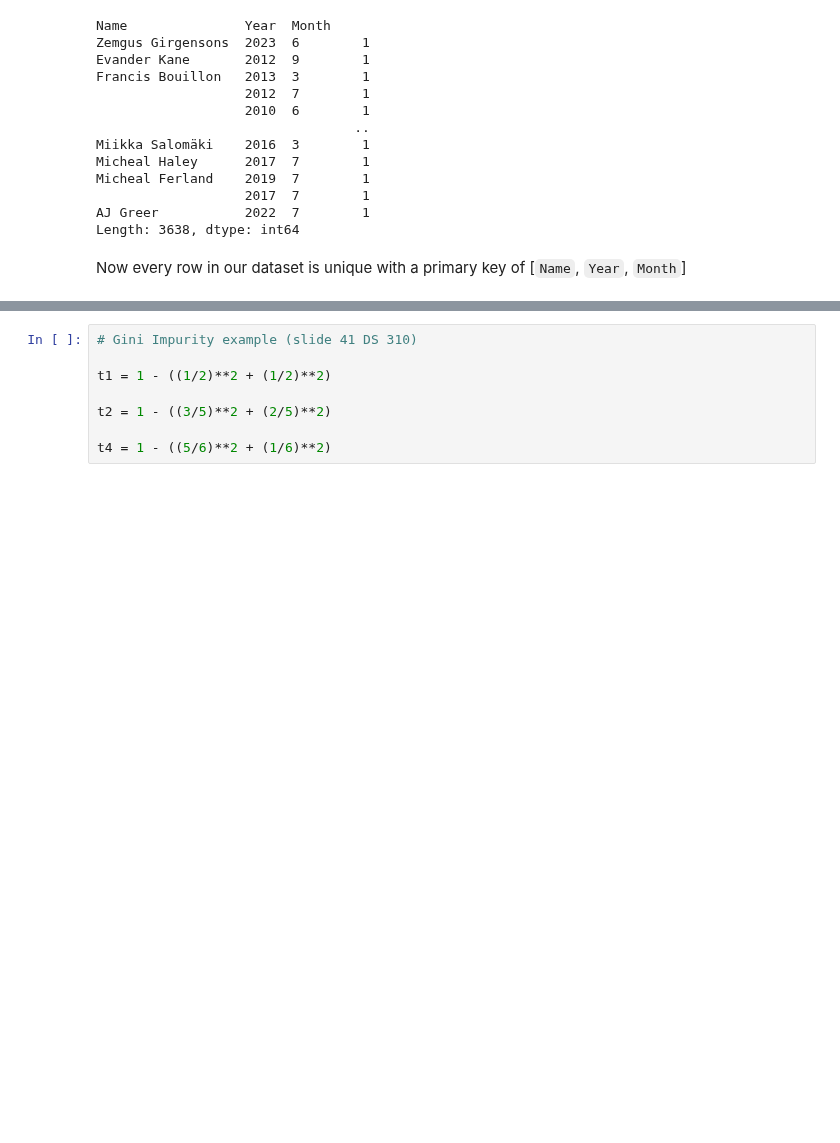
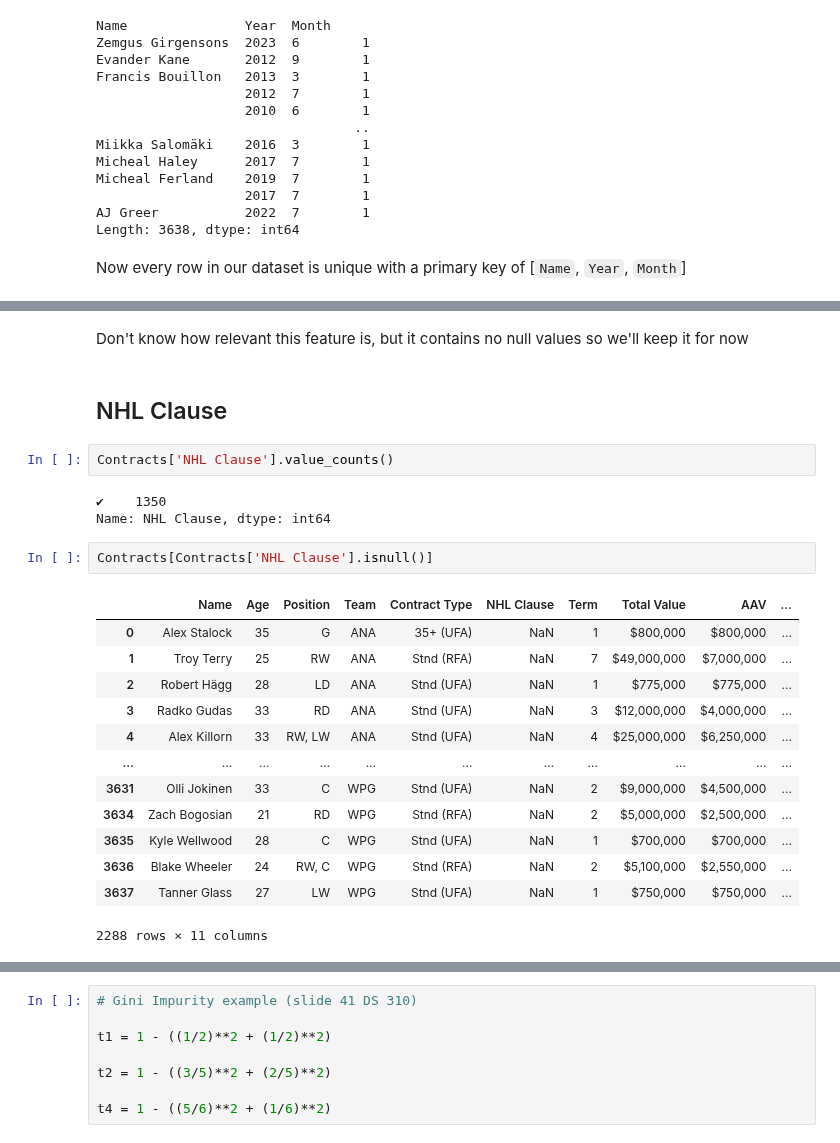
Before and after one commit to lukekerwin/DS-320_Project, a Jupyter notebook: Contract Data/Contracts_Cleaning.ipynb, the cells around one changed output, grey strips where cells are left out. Drawn from its saved outputs; the diff is of its cells as text; blank space fills up the shorter version.

```diff
--- a/Contract Data/Contracts_Cleaning.ipynb
+++ b/Contract Data/Contracts_Cleaning.ipynb
@@ -319,0 +472,25 @@ Now every row in our dataset is unique with a primary key of [`Name`, `Year`, `M
+# %% [markdown]
+Don't know how relevant this feature is, but it contains no null values so we'll keep it for now
+# %% [markdown]
+## NHL Clause
+# %%
+Contracts['NHL Clause'].value_counts()
+# %% [output]
+✔    1350
+Name: NHL Clause, dtype: int64
+# %%
+Contracts[Contracts['NHL Clause'].isnull()]
+# %% [output]
+|  | Name | Age | Position | Team | Contract Type | NHL Clause | Term | Total Value | AAV | ... |
+| 0 | Alex Stalock | 35 | G | ANA | 35+ (UFA) | NaN | 1 | $800,000 | $800,000 | ... |
+| 1 | Troy Terry | 25 | RW | ANA | Stnd (RFA) | NaN | 7 | $49,000,000 | $7,000,000 | ... |
+| 2 | Robert Hägg | 28 | LD | ANA | Stnd (UFA) | NaN | 1 | $775,000 | $775,000 | ... |
+| 3 | Radko Gudas | 33 | RD | ANA | Stnd (UFA) | NaN | 3 | $12,000,000 | $4,000,000 | ... |
+| 4 | Alex Killorn | 33 | RW, LW | ANA | Stnd (UFA) | NaN | 4 | $25,000,000 | $6,250,000 | ... |
+| ... | ... | ... | ... | ... | ... | ... | ... | ... | ... | ... |
+| 3631 | Olli Jokinen | 33 | C | WPG | Stnd (UFA) | NaN | 2 | $9,000,000 | $4,500,000 | ... |
+| 3634 | Zach Bogosian | 21 | RD | WPG | Stnd (RFA) | NaN | 2 | $5,000,000 | $2,500,000 | ... |
+| 3635 | Kyle Wellwood | 28 | C | WPG | Stnd (UFA) | NaN | 1 | $700,000 | $700,000 | ... |
+| 3636 | Blake Wheeler | 24 | RW, C | WPG | Stnd (RFA) | NaN | 2 | $5,100,000 | $2,550,000 | ... |
+| 3637 | Tanner Glass | 27 | LW | WPG | Stnd (UFA) | NaN | 1 | $750,000 | $750,000 | ... |
+2288 rows × 11 columns
```
Also changed, not shown: parts of 35 cells of this notebook, 1 other file.
